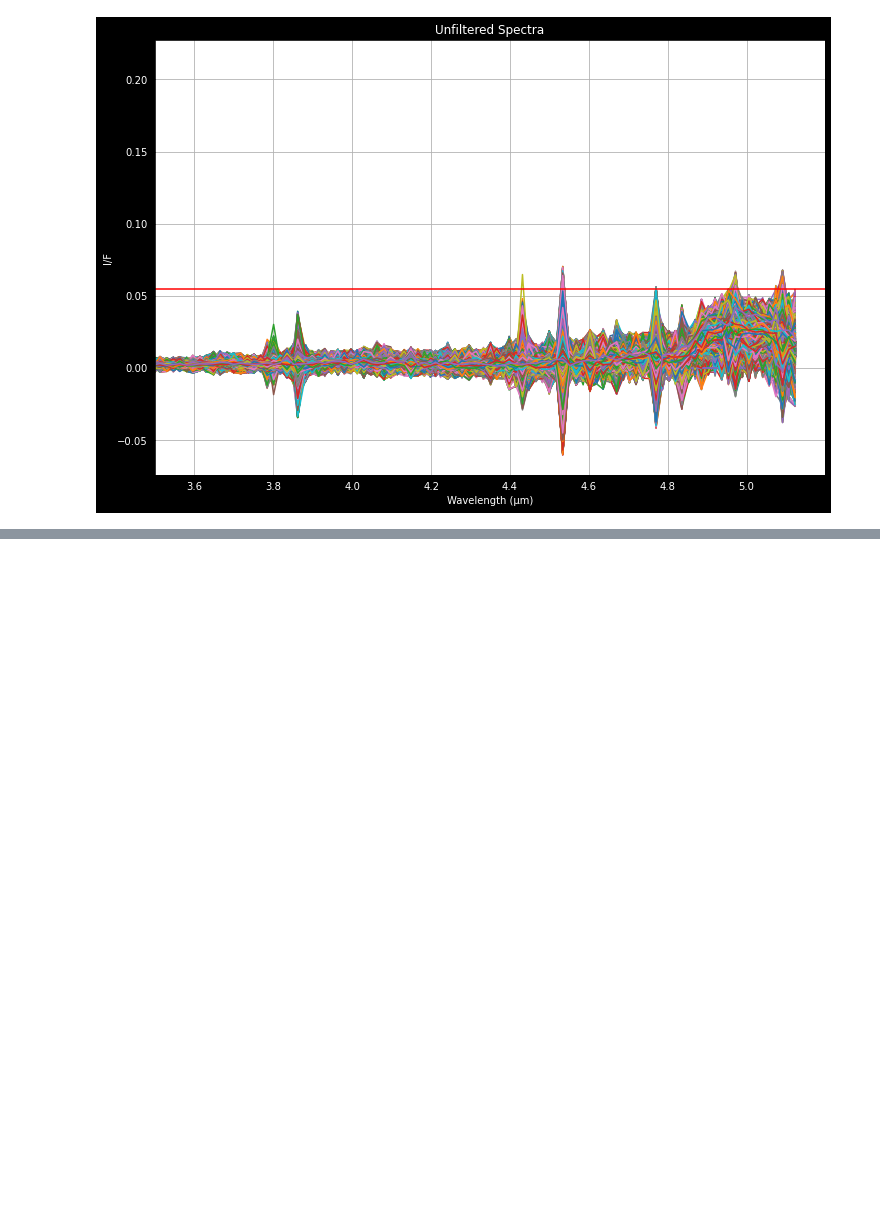
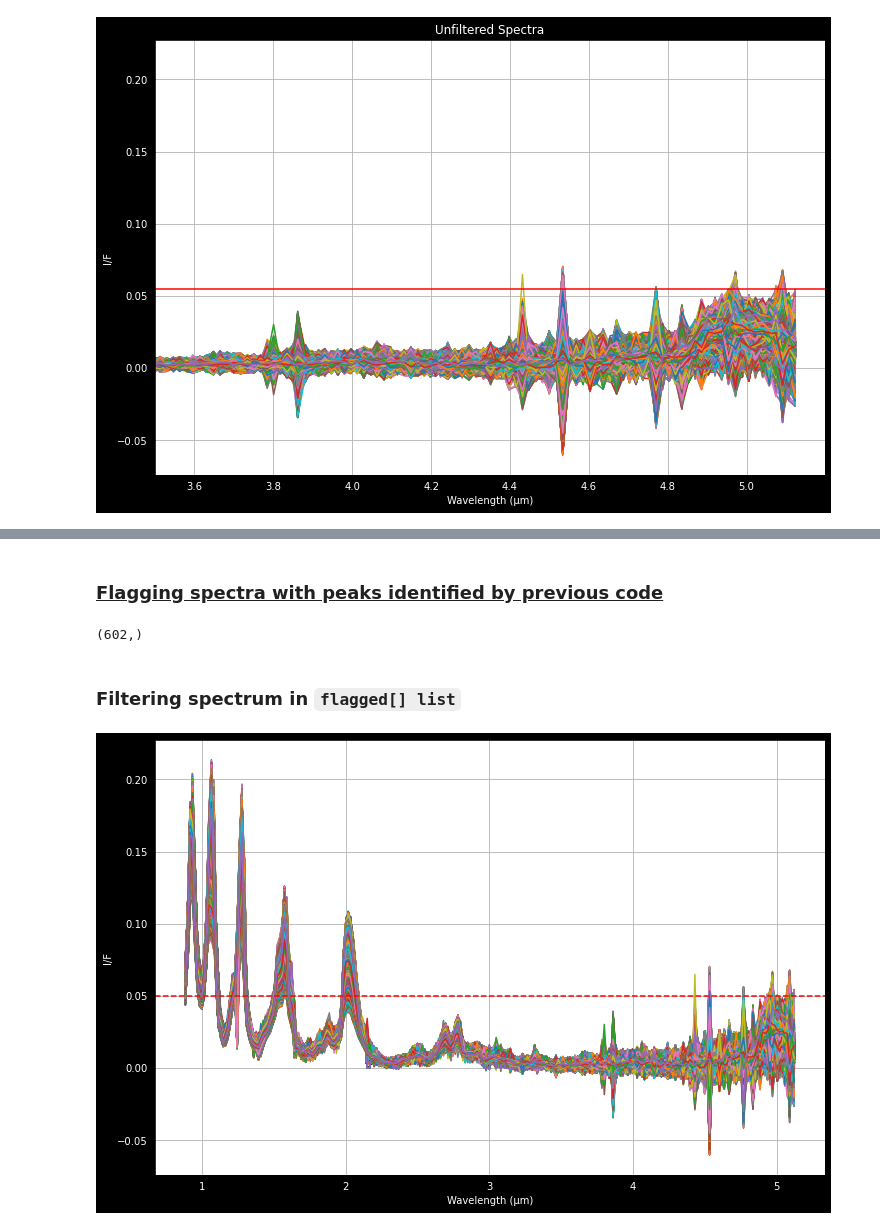
Before and after one commit to lucaslibshutz/spectralResearch, a Jupyter notebook: cleaning_4.ipynb, the cells around one changed output, grey strips where cells are left out. Drawn from its saved outputs; the diff is of its cells as text; code cells hidden in the pictures; blank space fills up the shorter version.

Commit message:
weekend flagging progress

````diff
--- a/cleaning_4.ipynb
+++ b/cleaning_4.ipynb
@@ -199,0 +204,15 @@ plt.show()
+# %% [markdown]
+### **<u>Flagging spectra with peaks identified by previous code</u>**
+# %%
+bad_spectra = []
+for index,spectrum in enumerate(total_spectrum_2):
+    peaks, _ = find_peaks(np.abs(spectrum[158:256]),height=0.05)
+    peaks = peaks+158
+    if len(peaks) > 0:
+        bad_spectra.append(index) # Adds WHERE the Spectra are in the list and NOT the arrays themselves
+
+print(np.shape(bad_spectra))
+# %% [output]
+(602,)
+# %% [markdown]
+### **Filtering spectrum in ```flagged[] list```**
@@ -199,0 +226,14 @@ plt.show()
+# %%
+%matplotlib inline
+plt.figure(facecolor='black',figsize=(12,8))
+for spectrum in total_spectrum_2:
+    plt.plot(vims_wave,spectrum)
+plt.axhline(y=0.05,color='red',linestyle='--')
+plt.xticks(color='white')
+plt.yticks(color='white')
+plt.xlabel('Wavelength (µm)',color='white')
+plt.ylabel('I/F',color='white')
+plt.grid()
+plt.show()
+# %% [output]
+[figure, added]
````
Also changed, not shown: parts of 11 cells of this notebook.
